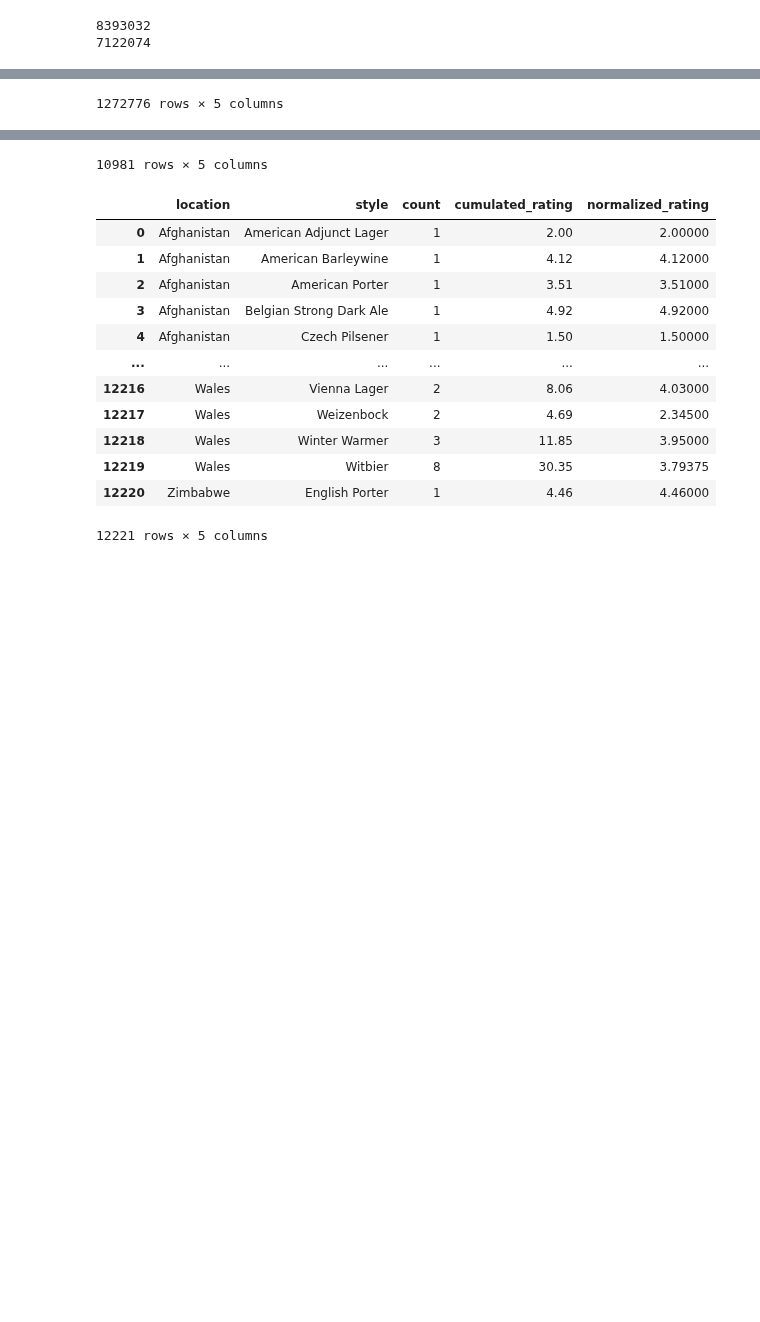
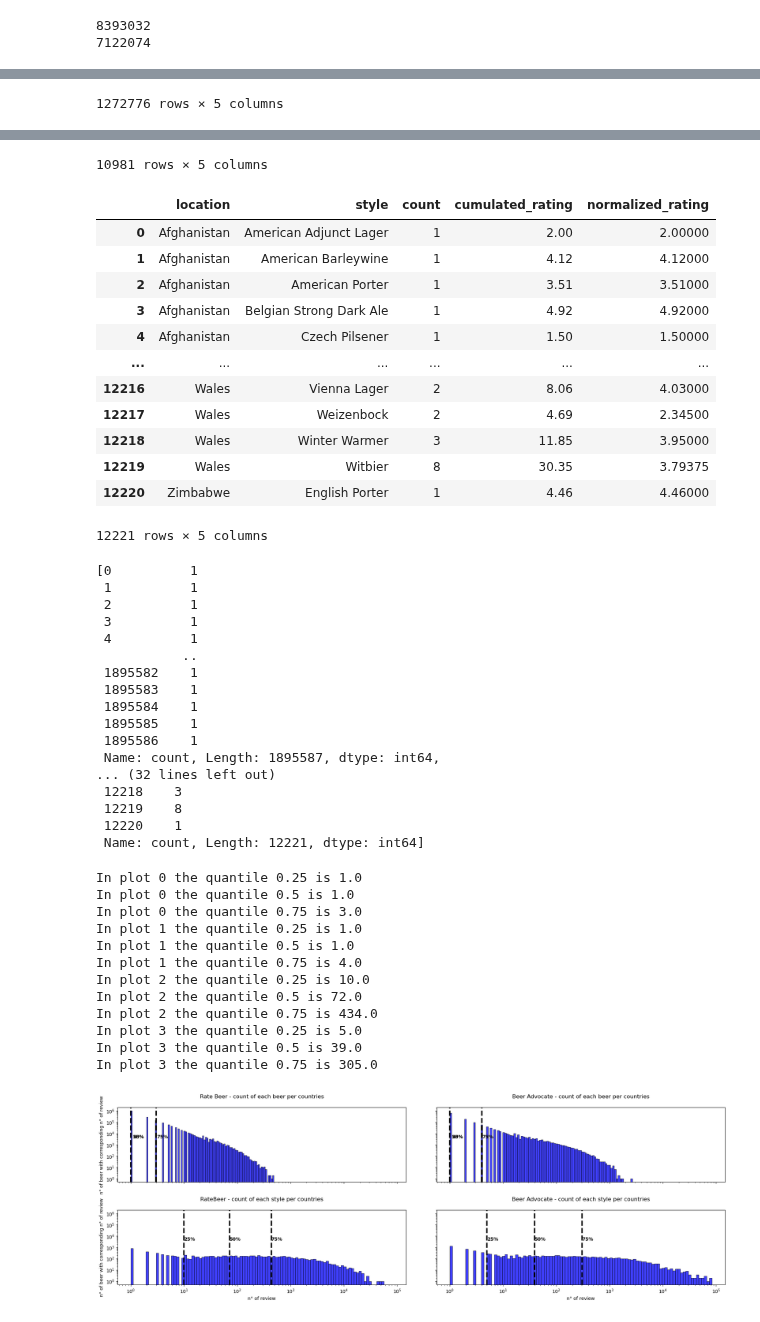
Before and after one commit to epfl-ada/ada-2022-project-hotchocolate, a Jupyter notebook: Most consumed and most loved beers by country.ipynb, the cells around one changed output, grey strips where cells are left out. Saved outputs shown, nothing was run; the diff lists cells and outputs as text; code cells hidden in the pictures; blank space fills up the shorter version.

Commit message:
graph pour cut-off amélioration de génération de map

```diff
--- a/Most consumed and most loved beers by country.ipynb
+++ b/Most consumed and most loved beers by country.ipynb
@@ -8,8 +11,8 @@ print(os.getcwd())
 # %%
 BA_dataset = pd.read_csv("DATA/BeerAdvocate_ratings_part_0.csv")
-BA_users = read_data.fetch_csv("DATA/BeerAdvocate.tar","users")
+BA_users = read_data.fetch_csv("DATA/BeerAdvocate/gz/BeerAdvocate.tar.gz","users")
 RB_dataset = pd.read_csv("DATA/RateBeer_ratings_part_0.csv")
-RB_users = read_data.fetch_csv("DATA/RateBeer.tar","users")
+RB_users = read_data.fetch_csv("DATA/RateBeer/gz/RateBeer.tar.gz","users")
 #The datasets requires some cleaning for matching with user data
 BA_dataset["user_id"] = BA_dataset["user_id"].apply(lambda x : x.strip())
 RB_dataset["username"] = RB_dataset["username"].apply(lambda x : x.strip())
@@ -95,6 +98,30 @@ display(beer_most_drinked_by_country_RB)
 display(beer_most_drinked_by_country_BA)
 display(style_most_drinked_by_country_RB)
 display(style_most_drinked_by_country_BA)
+
+quantiles = [0.25, 0.5, 0.75]
+
+titles = ['Rate Beer - count of each beer per countries',
+          'Beer Advocate - count of each beer per countries',
+          'RateBeer - count of each style per countries',
+          'Beer Advocate - count of each style per countries']
+
+plot_data = [beer_most_drinked_by_country_RB['count'],
+             beer_most_drinked_by_country_BA['count'],
+             style_most_drinked_by_country_RB['count'],
+             style_most_drinked_by_country_BA['count']]
+display(plot_data)
+fig, axes = plt.subplots(2, 2, figsize=(20, 7),sharey=True,sharex=True)
+fig.tight_layout(pad=5)
+for i,datum in enumerate(plot_data):
+    sns.histplot(ax=axes.flat[i],data=datum,bins=100,log_scale=(True,True), kde=False, color="blue")
+    axes.flat[i].set_ylabel("n° of beer with corresponding n° of review")
+    axes.flat[i].set_xlabel("n° of review")
+    axes.flat[i].set_title(titles[i], pad=20)
+    for q in quantiles:
+        axes.flat[i].axvline(plot_data[i].quantile(q), 0, 1, color="black", ls='--',linewidth=3)
+        print(f'In plot {i} the quantile {q} is {plot_data[i].quantile(q)}')
+        axes.flat[i].text(plot_data[i].quantile(q)+0.1, 4e3, str(int(q*100))+'%', horizontalalignment='left', size='medium', color='black', weight='semibold')
 # %% [output]
 |  | location | beer_name | count | cumulated_rating | normalized_rating |
 | 0 | Abkhazia | Dieu du Ciel Rigor Mortis Abt | 1 | 5.0 | 5.0 |
@@ -121,30 +148,60 @@ display(style_most_drinked_by_country_BA)
 | 1272773 | Wales | Zirndorfer Landweizen | 1 | 2.92 | 2.92 |
 | 1272774 | Wales | [BANISHED] Tough Love | 1 | 4.78 | 4.78 |
 | 1272775 | Zimbabwe | Lawn Dart | 1 | 4.46 | 4.46 |
 1272776 rows × 5 columns
 |  | location | style | count | cumulated_rating | normalized_rating |
 | 0 | Abkhazia | Abt/Quadrupel | 1 | 5.0 | 5.00 |
 | 1 | Abkhazia | Fruit Beer | 2 | 5.3 | 2.65 |
 | 2 | Abkhazia | German Hefeweizen | 1 | 0.8 | 0.80 |
 | 3 | Abkhazia | Porter | 1 | 4.8 | 4.80 |
 | 4 | Abkhazia | Zwickel/Keller/Landbier | 1 | 0.5 | 0.50 |
 | ... | ... | ... | ... | ... | ... |
 | 10976 | Zambia | Pale Lager | 1 | 5.0 | 5.00 |
 | 10977 | Zambia | Witbier | 1 | 3.9 | 3.90 |
 | 10978 | Zimbabwe | Malt Liquor | 2 | 9.1 | 4.55 |
 | 10979 | Zimbabwe | Pale Lager | 3 | 6.6 | 2.20 |
 | 10980 | Zimbabwe | Premium Lager | 1 | 3.8 | 3.80 |
 10981 rows × 5 columns
 |  | location | style | count | cumulated_rating | normalized_rating |
 | 0 | Afghanistan | American Adjunct Lager | 1 | 2.00 | 2.00000 |
 | 1 | Afghanistan | American Barleywine | 1 | 4.12 | 4.12000 |
 | 2 | Afghanistan | American Porter | 1 | 3.51 | 3.51000 |
 | 3 | Afghanistan | Belgian Strong Dark Ale | 1 | 4.92 | 4.92000 |
 | 4 | Afghanistan | Czech Pilsener | 1 | 1.50 | 1.50000 |
 | ... | ... | ... | ... | ... | ... |
 | 12216 | Wales | Vienna Lager | 2 | 8.06 | 4.03000 |
 | 12217 | Wales | Weizenbock | 2 | 4.69 | 2.34500 |
 | 12218 | Wales | Winter Warmer | 3 | 11.85 | 3.95000 |
 | 12219 | Wales | Witbier | 8 | 30.35 | 3.79375 |
 | 12220 | Zimbabwe | English Porter | 1 | 4.46 | 4.46000 |
 12221 rows × 5 columns
+[0          1
+ 1          1
+ 2          1
+ 3          1
+ 4          1
+           ..
+ 1895582    1
+ 1895583    1
+ 1895584    1
+ 1895585    1
+ 1895586    1
+ Name: count, Length: 1895587, dtype: int64,
+... (32 lines left out)
+ 12218    3
+ 12219    8
+ 12220    1
+ Name: count, Length: 12221, dtype: int64]
+In plot 0 the quantile 0.25 is 1.0
+In plot 0 the quantile 0.5 is 1.0
+In plot 0 the quantile 0.75 is 3.0
+In plot 1 the quantile 0.25 is 1.0
+In plot 1 the quantile 0.5 is 1.0
+In plot 1 the quantile 0.75 is 4.0
+In plot 2 the quantile 0.25 is 10.0
+In plot 2 the quantile 0.5 is 72.0
+In plot 2 the quantile 0.75 is 434.0
+In plot 3 the quantile 0.25 is 5.0
+In plot 3 the quantile 0.5 is 39.0
+In plot 3 the quantile 0.75 is 305.0
+[figure, added]
```
Also changed, not shown: parts of 3 cells of this notebook, 3 other files.
